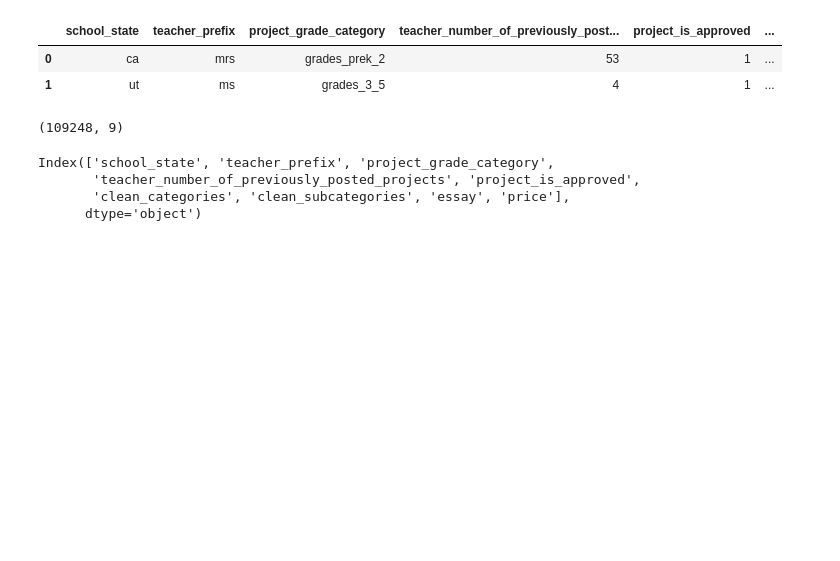
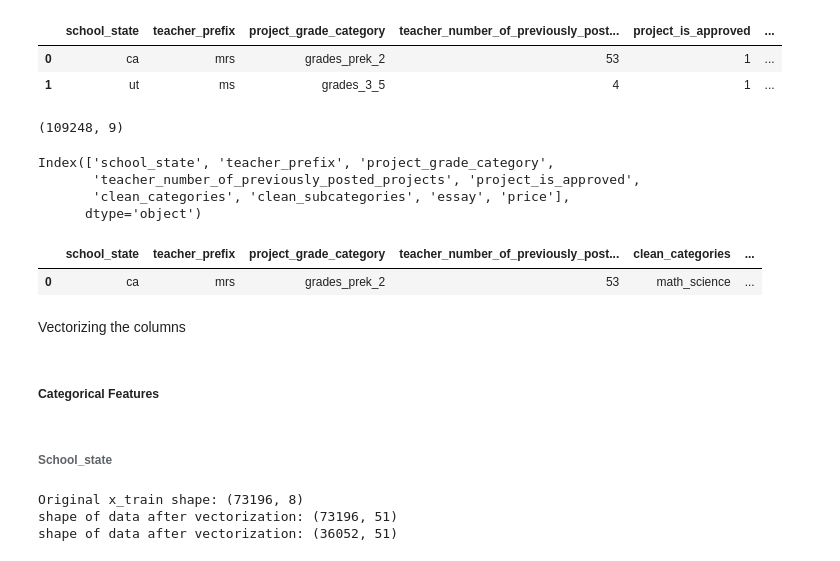
Before and after one commit to subro12/Assignments, a Jupyter notebook: Assignment_DT_Instructions.ipynb, the cells around one changed output. Cells and saved outputs as stored; diff of their text form; code cells hidden in the pictures; blank space fills up the shorter version.

```diff
--- a/Assignment_DT_Instructions.ipynb
+++ b/Assignment_DT_Instructions.ipynb
@@ -193,6 +220,5 @@ neg: 0.01, neu: 0.745, pos: 0.245, compound: 0.9975,
 # %%
-import pandas
-data = pandas.read_csv('/content/gdrive/My Drive/9_Donors_choose_DT/preprocessed_data.csv')
+data = pd.read_csv('/content/gdrive/My Drive/9_Donors_choose_DT/preprocessed_data.csv')
 # %%
 data.head(n=2)
 # %% [output]
@@ -210,3 +236,13 @@ Index(['school_state', 'teacher_prefix', 'project_grade_category',
        'teacher_number_of_previously_posted_projects', 'project_is_approved',
        'clean_categories', 'clean_subcategories', 'essay', 'price'],
       dtype='object')
+# %%
+y = data['project_is_approved'].values
+x = data.drop(['project_is_approved'],axis=1)
+# x.head(1)
+x_train, x_test, y_train, y_test = train_test_split(x, y, test_size=0.33, stratify=y) #splitting data into train and test, using stratified sampling of y values.
+# %%
+x.head(1)
+# %% [output]
+|  | school_state | teacher_prefix | project_grade_category | teacher_number_of_previously_post... | clean_categories | ... |
+| 0 | ca | mrs | grades_prek_2 | 53 | math_science | ... |
@@ -212,0 +281,15 @@ Index(['school_state', 'teacher_prefix', 'project_grade_category',
+# %% [markdown]
+Vectorizing the columns
+# %% [markdown]
+##### Categorical Features
+# %% [markdown]
+###### School_state
+# %%
+print("Original x_train shape:",x_train.shape)
+school_state_vector = categoryVarfit(x_train['school_state'].values)
+x_train_school_state_ohe = categoryvartransform(school_state_vector,x_train['school_state'].values)
+x_test_school_state_ohe = categoryvartransform(school_state_vector,x_test['school_state'].values)
+# %% [output]
+Original x_train shape: (73196, 8)
+shape of data after vectorization: (73196, 51)
+shape of data after vectorization: (36052, 51)
```
Also changed, not shown: parts of 18 cells of this notebook.
